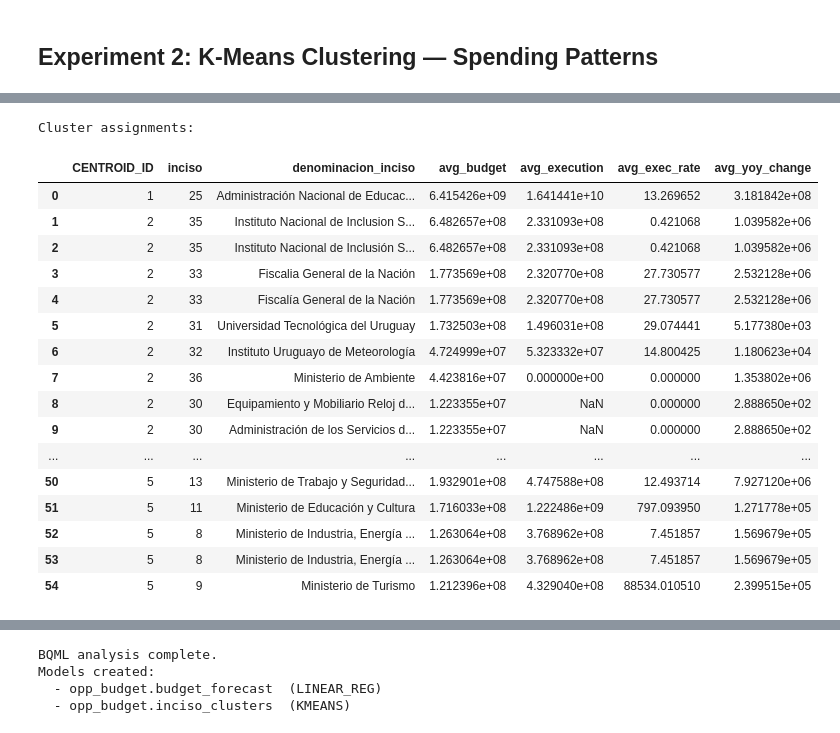
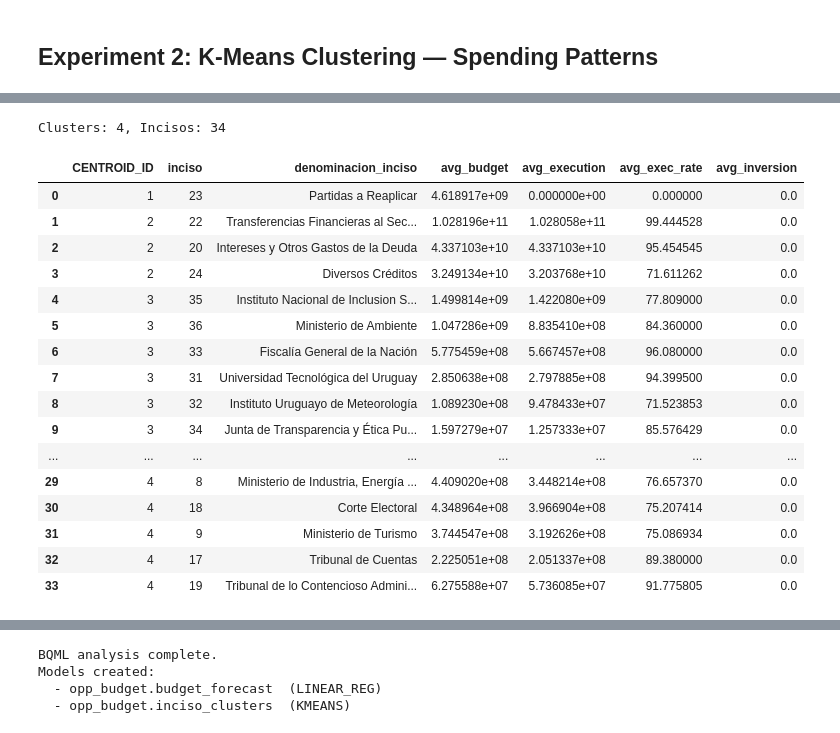
Before and after one commit to SchneiderSix/opp-uruguay-budget-pipeline, a Jupyter notebook: notebooks/03_bqml_analysis.ipynb, the cells around one changed output, grey strips where cells are left out. Cells and saved outputs as stored; diff of their text form; code cells hidden in the pictures.

```diff
--- a/notebooks/03_bqml_analysis.ipynb
+++ b/notebooks/03_bqml_analysis.ipynb
@@ -245,55 +365,54 @@ Training K-Means clustering model...
 Model created: opp_budget.inciso_clusters
 # %%
-# View cluster assignments with agency names
-clusters_df = client.query("""
+# Cluster assignments with canonical names from dim_incisos
+clusters_df = client.query(f"""
 SELECT
     p.CENTROID_ID,
     p.inciso,
-    f.denominacion_inciso,
+    d.denominacion_inciso,
     p.avg_budget,
     p.avg_execution,
     p.avg_exec_rate,
-    p.avg_yoy_change
+    p.avg_inversion
 FROM ML.PREDICT(MODEL `opp_budget.inciso_clusters`,
     (SELECT
-        inciso,
-        AVG(total_credito_vigente) AS avg_budget,
-        AVG(total_ejecucion) AS avg_execution,
-        AVG(COALESCE(avg_execution_rate_pct, 0)) AS avg_exec_rate,
-        AVG(COALESCE(avg_credito_yoy_pct_change, 0)) AS avg_yoy_change,
-        COUNT(DISTINCT fiscal_year) AS years_active
-    FROM `opp_budget.fct_budget_execution`
-    WHERE total_credito_vigente IS NOT NULL
-    GROUP BY inciso)
+        f.inciso,
+        AVG(f.total_credito_vigente) AS avg_budget,
+        AVG(f.total_ejecucion) AS avg_execution,
+        AVG(LEAST(COALESCE(f.avg_execution_rate_pct, 0), 100)) AS avg_exec_rate,
+        AVG(f.total_inversion) AS avg_inversion,
+        COUNT(DISTINCT f.fiscal_year) AS years_active
+    FROM `opp_budget.fct_budget_execution` f
+    WHERE f.fiscal_year IN ({COMPLETE_YEARS})
+      AND f.total_credito_vigente IS NOT NULL
+      AND f.total_credito_vigente > 0
+    GROUP BY f.inciso)
 ) p
-LEFT JOIN (
-    SELECT DISTINCT inciso, denominacion_inciso
-    FROM `opp_budget.fct_budget_execution`
-) f ON p.inciso = f.inciso
+LEFT JOIN `opp_budget.dim_incisos` d ON p.inciso = d.inciso
 ORDER BY CENTROID_ID, avg_budget DESC
 """).to_dataframe()
 
-print("Cluster assignments:")
+print(f"Clusters: {clusters_df['CENTROID_ID'].nunique()}, Incisos: {len(clusters_df)}")
 clusters_df
 # %% [output]
-Cluster assignments:
+Clusters: 4, Incisos: 34
-|  | CENTROID_ID | inciso | denominacion_inciso | avg_budget | avg_execution | avg_exec_rate | avg_yoy_change |
-| 0 | 1 | 25 | Administración Nacional de Educac... | 6.415426e+09 | 1.641441e+10 | 13.269652 | 3.181842e+08 |
-| 1 | 2 | 35 | Instituto Nacional de Inclusion S... | 6.482657e+08 | 2.331093e+08 | 0.421068 | 1.039582e+06 |
-| 2 | 2 | 35 | Instituto Nacional de Inclusión S... | 6.482657e+08 | 2.331093e+08 | 0.421068 | 1.039582e+06 |
-| 3 | 2 | 33 | Fiscalia General de la Nación | 1.773569e+08 | 2.320770e+08 | 27.730577 | 2.532128e+06 |
-| 4 | 2 | 33 | Fiscalía General de la Nación | 1.773569e+08 | 2.320770e+08 | 27.730577 | 2.532128e+06 |
-| 5 | 2 | 31 | Universidad Tecnológica del Uruguay | 1.732503e+08 | 1.496031e+08 | 29.074441 | 5.177380e+03 |
-| 6 | 2 | 32 | Instituto Uruguayo de Meteorología | 4.724999e+07 | 5.323332e+07 | 14.800425 | 1.180623e+04 |
-| 7 | 2 | 36 | Ministerio de Ambiente | 4.423816e+07 | 0.000000e+00 | 0.000000 | 1.353802e+06 |
-| 8 | 2 | 30 | Equipamiento y Mobiliario Reloj d... | 1.223355e+07 | NaN | 0.000000 | 2.888650e+02 |
-| 9 | 2 | 30 | Administración de los Servicios d... | 1.223355e+07 | NaN | 0.000000 | 2.888650e+02 |
+|  | CENTROID_ID | inciso | denominacion_inciso | avg_budget | avg_execution | avg_exec_rate | avg_inversion |
+| 0 | 1 | 23 | Partidas a Reaplicar | 4.618917e+09 | 0.000000e+00 | 0.000000 | 0.0 |
+| 1 | 2 | 22 | Transferencias Financieras al Sec... | 1.028196e+11 | 1.028058e+11 | 99.444528 | 0.0 |
+| 2 | 2 | 20 | Intereses y Otros Gastos de la Deuda | 4.337103e+10 | 4.337103e+10 | 95.454545 | 0.0 |
+| 3 | 2 | 24 | Diversos Créditos | 3.249134e+10 | 3.203768e+10 | 71.611262 | 0.0 |
+| 4 | 3 | 35 | Instituto Nacional de Inclusion S... | 1.499814e+09 | 1.422080e+09 | 77.809000 | 0.0 |
+| 5 | 3 | 36 | Ministerio de Ambiente | 1.047286e+09 | 8.835410e+08 | 84.360000 | 0.0 |
+| 6 | 3 | 33 | Fiscalía General de la Nación | 5.775459e+08 | 5.667457e+08 | 96.080000 | 0.0 |
+| 7 | 3 | 31 | Universidad Tecnológica del Uruguay | 2.850638e+08 | 2.797885e+08 | 94.399500 | 0.0 |
+| 8 | 3 | 32 | Instituto Uruguayo de Meteorología | 1.089230e+08 | 9.478433e+07 | 71.523853 | 0.0 |
+| 9 | 3 | 34 | Junta de Transparencia y Ética Pu... | 1.597279e+07 | 1.257333e+07 | 85.576429 | 0.0 |
 | ... | ... | ... | ... | ... | ... | ... | ... |
-| 50 | 5 | 13 | Ministerio de Trabajo y Seguridad... | 1.932901e+08 | 4.747588e+08 | 12.493714 | 7.927120e+06 |
-| 51 | 5 | 11 | Ministerio de Educación y Cultura | 1.716033e+08 | 1.222486e+09 | 797.093950 | 1.271778e+05 |
-| 52 | 5 | 8 | Ministerio de Industria, Energía ... | 1.263064e+08 | 3.768962e+08 | 7.451857 | 1.569679e+05 |
-| 53 | 5 | 8 | Ministerio de Industria, Energía ... | 1.263064e+08 | 3.768962e+08 | 7.451857 | 1.569679e+05 |
-| 54 | 5 | 9 | Ministerio de Turismo | 1.212396e+08 | 4.329040e+08 | 88534.010510 | 2.399515e+05 |
+| 29 | 4 | 8 | Ministerio de Industria, Energía ... | 4.409020e+08 | 3.448214e+08 | 76.657370 | 0.0 |
+| 30 | 4 | 18 | Corte Electoral | 4.348964e+08 | 3.966904e+08 | 75.207414 | 0.0 |
+| 31 | 4 | 9 | Ministerio de Turismo | 3.744547e+08 | 3.192626e+08 | 75.086934 | 0.0 |
+| 32 | 4 | 17 | Tribunal de Cuentas | 2.225051e+08 | 2.051337e+08 | 89.380000 | 0.0 |
+| 33 | 4 | 19 | Tribunal de lo Contencioso Admini... | 6.275588e+07 | 5.736085e+07 | 91.775805 | 0.0 |
 # %%
 # Cluster summary with agency names
 print("Cluster profiles:\n")
```
Also changed, not shown: parts of 14 cells of this notebook.
